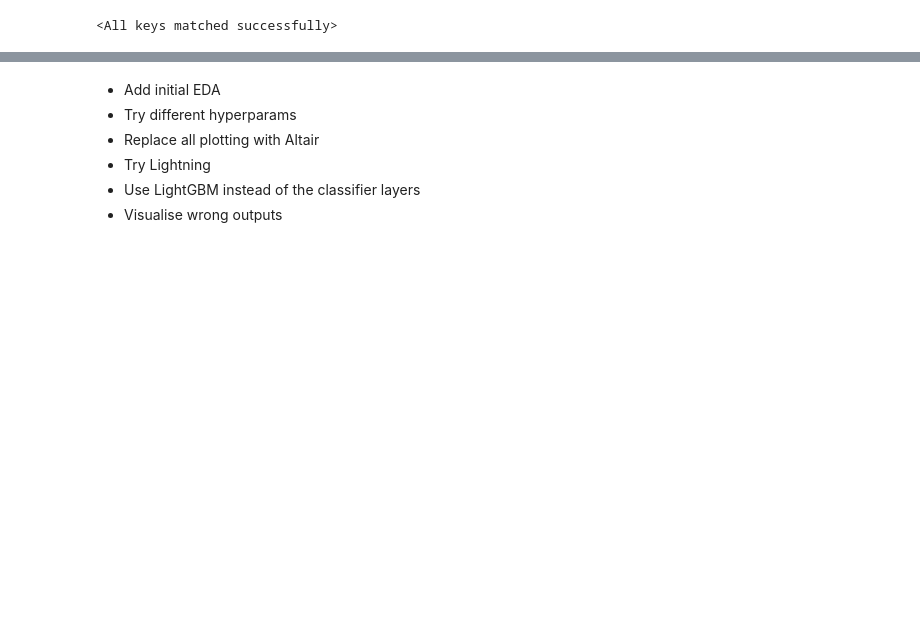
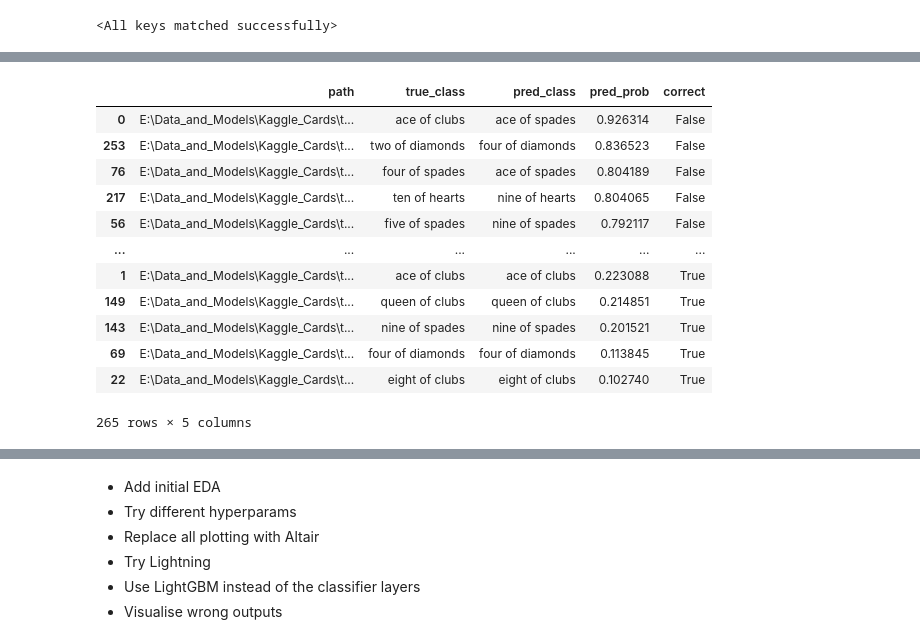
Before and after one commit to T-Flet/Kaggle_Cards, a Jupyter notebook: main.ipynb, the cells around one changed output, grey strips where cells are left out. Saved outputs shown, nothing was run; the diff lists cells and outputs as text; code cells hidden in the pictures; blank space fills up the shorter version.

```diff
--- a/main.ipynb
+++ b/main.ipynb
@@ -231,0 +325,19 @@ for image_path in random.sample(population = test_image_path_list, k = 3):
+# %%
+image_paths = list(Path(fr'{data_path}\test').glob('*/*.jpg'))
+
+image_df = record_image_preds(image_paths = image_paths, model = model, transform = transforms, class_names = classes)
+image_df
+# %% [output]
+|  | path | true_class | pred_class | pred_prob | correct |
+| 0 | E:\Data_and_Models\Kaggle_Cards\t... | ace of clubs | ace of spades | 0.926314 | False |
+| 253 | E:\Data_and_Models\Kaggle_Cards\t... | two of diamonds | four of diamonds | 0.836523 | False |
+| 76 | E:\Data_and_Models\Kaggle_Cards\t... | four of spades | ace of spades | 0.804189 | False |
+| 217 | E:\Data_and_Models\Kaggle_Cards\t... | ten of hearts | nine of hearts | 0.804065 | False |
+| 56 | E:\Data_and_Models\Kaggle_Cards\t... | five of spades | nine of spades | 0.792117 | False |
+| ... | ... | ... | ... | ... | ... |
+| 1 | E:\Data_and_Models\Kaggle_Cards\t... | ace of clubs | ace of clubs | 0.223088 | True |
+| 149 | E:\Data_and_Models\Kaggle_Cards\t... | queen of clubs | queen of clubs | 0.214851 | True |
+| 143 | E:\Data_and_Models\Kaggle_Cards\t... | nine of spades | nine of spades | 0.201521 | True |
+| 69 | E:\Data_and_Models\Kaggle_Cards\t... | four of diamonds | four of diamonds | 0.113845 | True |
+| 22 | E:\Data_and_Models\Kaggle_Cards\t... | eight of clubs | eight of clubs | 0.102740 | True |
+265 rows × 5 columns
```
Also changed, not shown: parts of 20 cells of this notebook, 4 other files.
